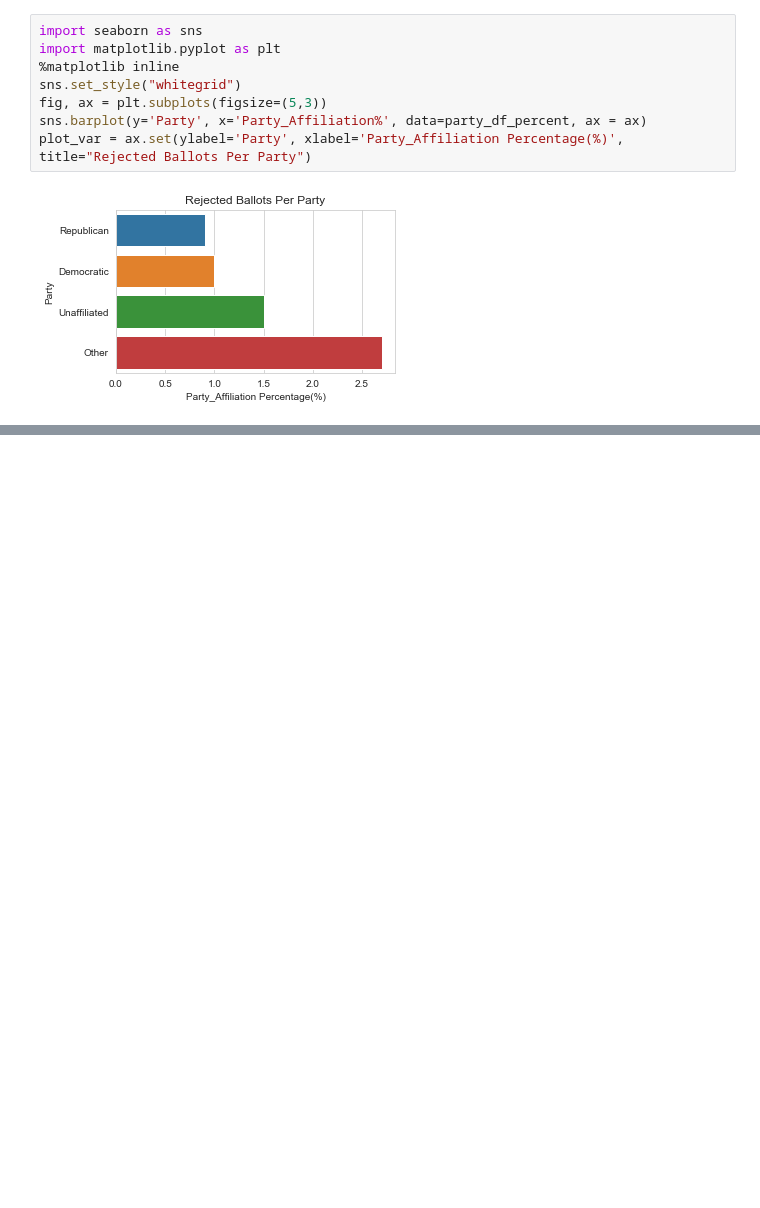
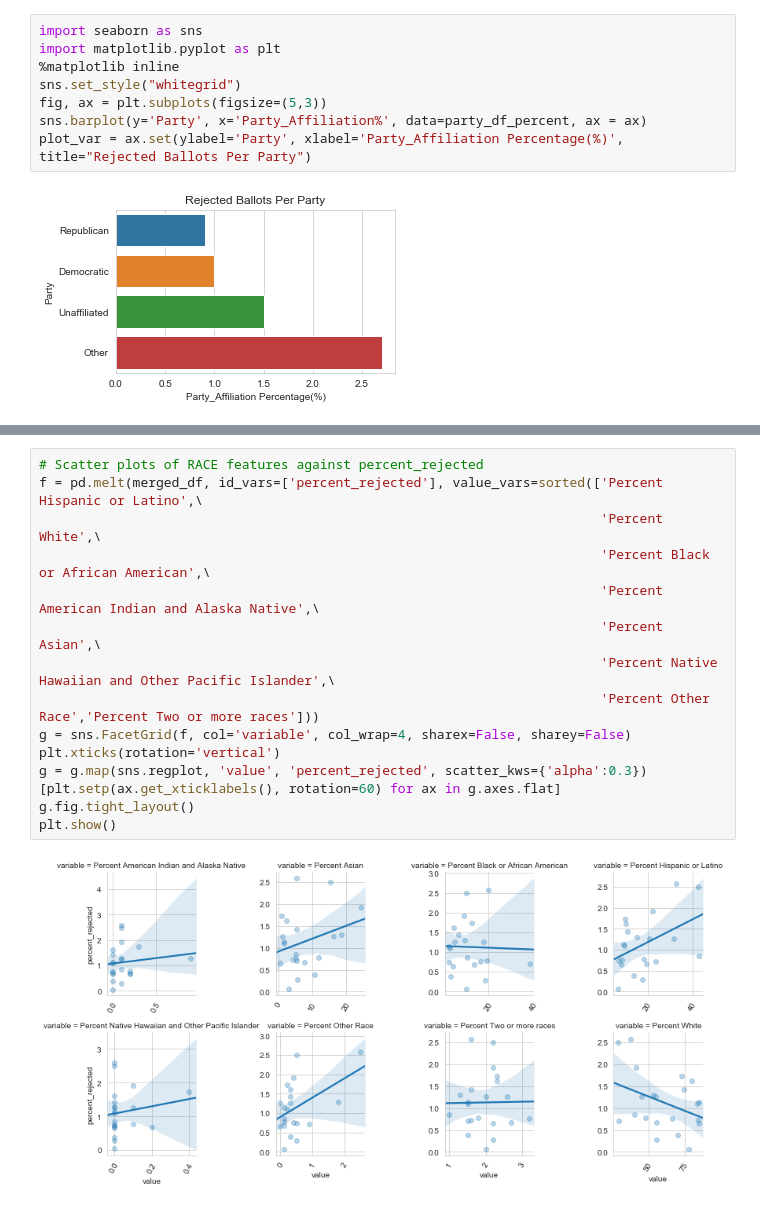
Before and after one commit to lemonaidn/VBM_Rejection_Factors, a Jupyter notebook: Khamanna/VBM_Report_Cleaning.ipynb, the cells around one changed output, grey strips where cells are left out. Saved outputs shown, nothing was run; the diff lists cells and outputs as text; blank space fills up the shorter version.

```diff
--- a/Khamanna/VBM_Report_Cleaning.ipynb
+++ b/Khamanna/VBM_Report_Cleaning.ipynb
@@ -867,0 +900,17 @@ plot_var = ax.set(ylabel='Party', xlabel='Party_Affiliation Percentage(%)', titl
+# %%
+# Scatter plots of RACE features against percent_rejected
+f = pd.melt(merged_df, id_vars=['percent_rejected'], value_vars=sorted(['Percent Hispanic or Latino',\
+                                                                        'Percent White',\
+                                                                        'Percent Black or African American',\
+                                                                        'Percent American Indian and Alaska Native',\
+                                                                        'Percent Asian',\
+                                                                        'Percent Native Hawaiian and Other Pacific Islander',\
+                                                                        'Percent Other Race','Percent Two or more races']))
+g = sns.FacetGrid(f, col='variable', col_wrap=4, sharex=False, sharey=False)
+plt.xticks(rotation='vertical')
+g = g.map(sns.regplot, 'value', 'percent_rejected', scatter_kws={'alpha':0.3})
+[plt.setp(ax.get_xticklabels(), rotation=60) for ax in g.axes.flat]
+g.fig.tight_layout()
+plt.show()
+# %% [output]
+[figure, added]
```
Also changed, not shown: parts of 3 cells of this notebook.
